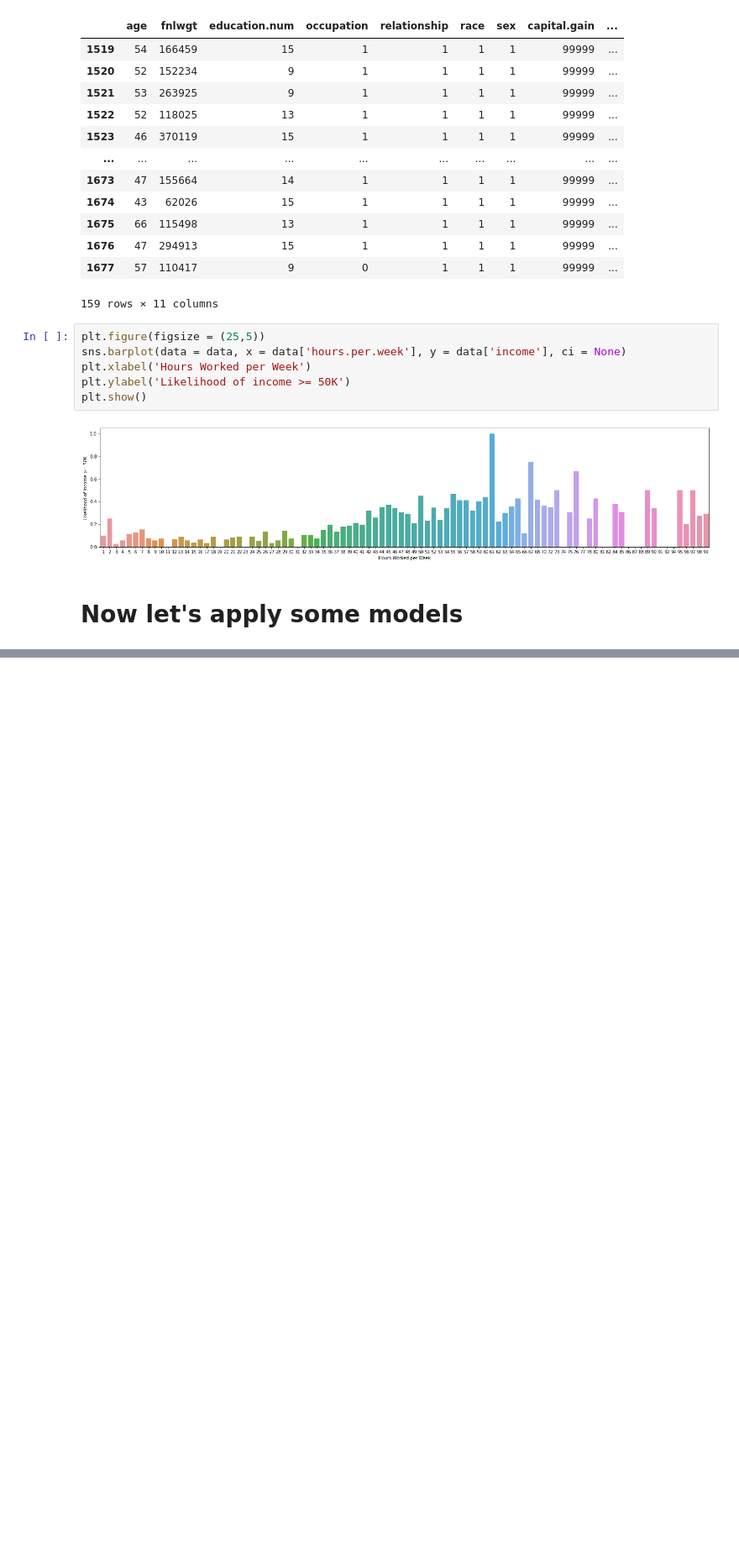
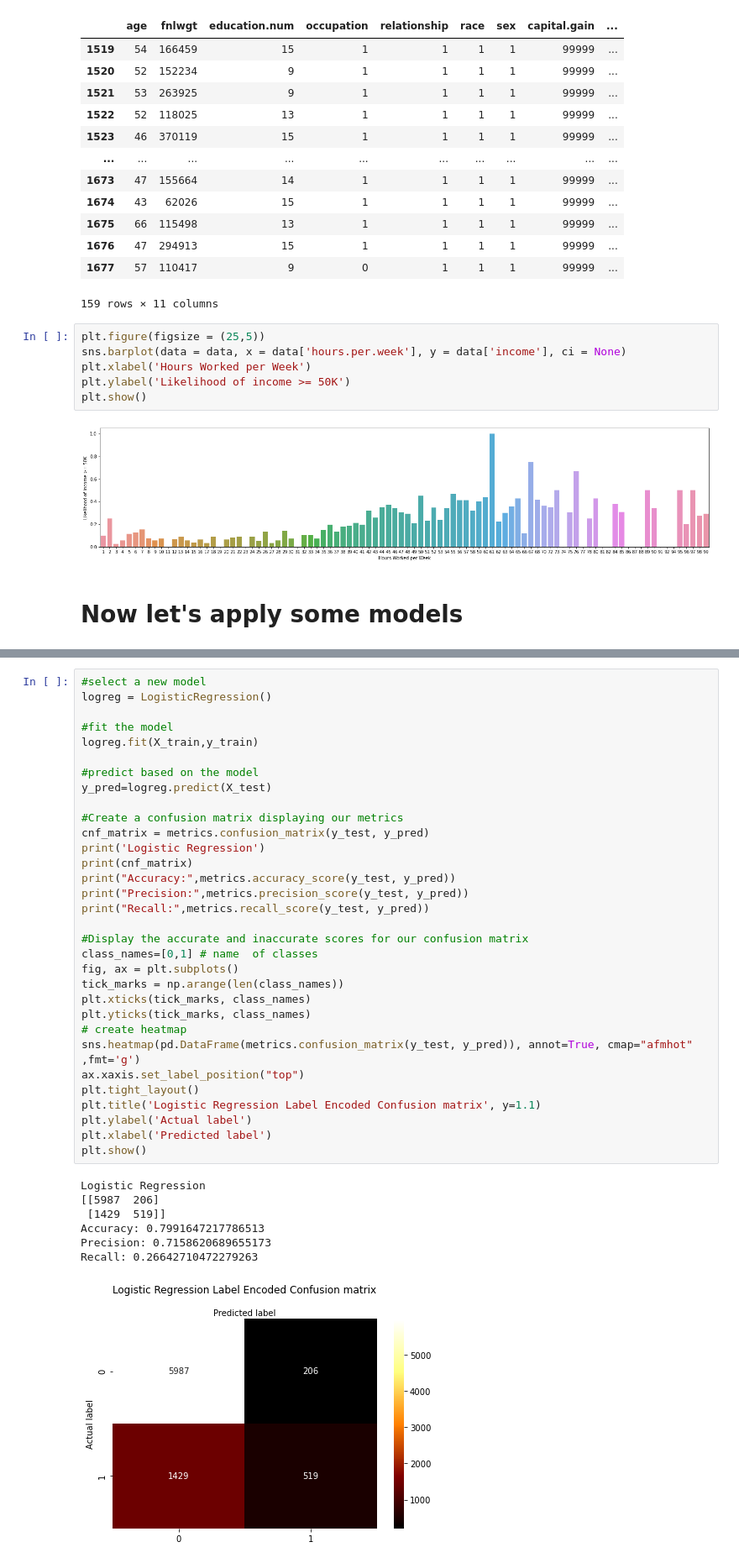
Before and after one commit to ConorPAnderson/adult_census_income, a Jupyter notebook: Income_Analysis.ipynb, the cells around one changed output, grey strips where cells are left out. Shown: that part at 84% size. Cells and saved outputs as stored; diff of their text form; blank space fills up the shorter version.

```diff
--- a/Income_Analysis.ipynb
+++ b/Income_Analysis.ipynb
@@ -685,0 +811,40 @@ Recall: 0.3228952772073922
+# %%
+#select a new model
+logreg = LogisticRegression()
+
+#fit the model
+logreg.fit(X_train,y_train)
+
+#predict based on the model
+y_pred=logreg.predict(X_test)
+
+#Create a confusion matrix displaying our metrics
+cnf_matrix = metrics.confusion_matrix(y_test, y_pred)
+print('Logistic Regression')
+print(cnf_matrix)
+print("Accuracy:",metrics.accuracy_score(y_test, y_pred))
+print("Precision:",metrics.precision_score(y_test, y_pred))
+print("Recall:",metrics.recall_score(y_test, y_pred))
+
+#Display the accurate and inaccurate scores for our confusion matrix
+class_names=[0,1] # name  of classes
+fig, ax = plt.subplots()
+tick_marks = np.arange(len(class_names))
+plt.xticks(tick_marks, class_names)
+plt.yticks(tick_marks, class_names)
+# create heatmap
+sns.heatmap(pd.DataFrame(metrics.confusion_matrix(y_test, y_pred)), annot=True, cmap="afmhot" ,fmt='g')
+ax.xaxis.set_label_position("top")
+plt.tight_layout()
+plt.title('Logistic Regression Label Encoded Confusion matrix', y=1.1)
+plt.ylabel('Actual label')
+plt.xlabel('Predicted label')
+plt.show()
+# %% [output]
+Logistic Regression
+[[5987  206]
+ [1429  519]]
+Accuracy: 0.7991647217786513
+Precision: 0.7158620689655173
+Recall: 0.26642710472279263
+[figure, added]
```
Also changed, not shown: parts of 15 cells of this notebook.
